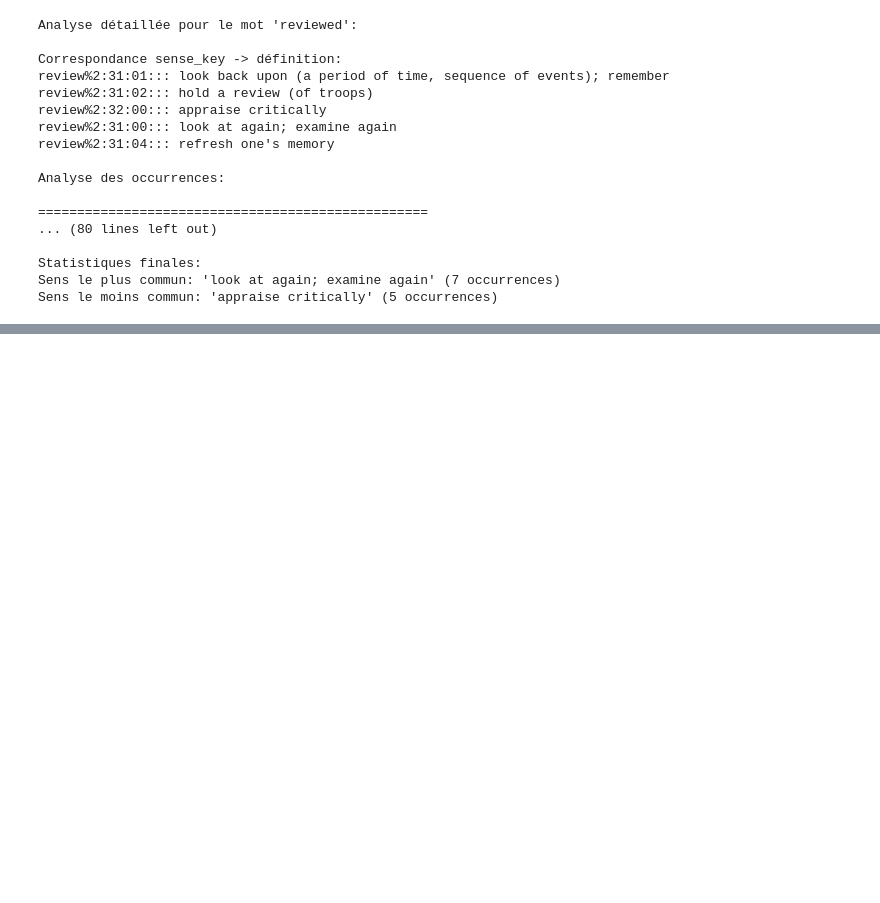
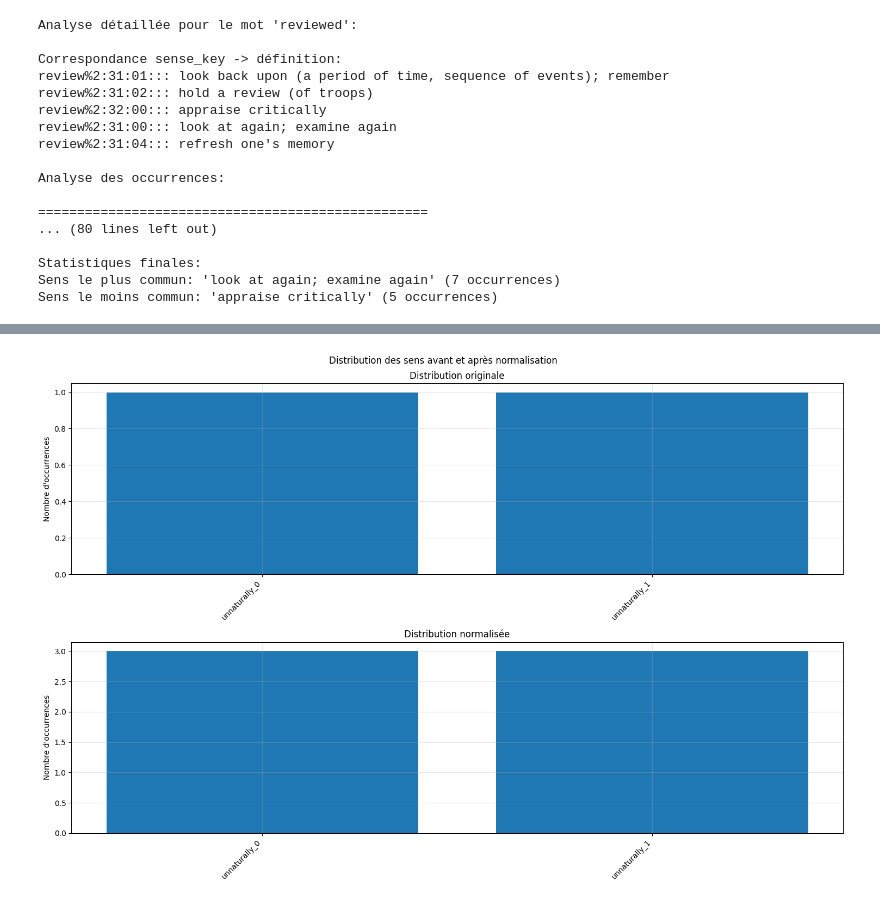
Before and after one commit to SoroFereLaha/Word-Sense-Disambiguation, a Jupyter notebook: code/equlilibre_data.ipynb, the cells around one changed output, grey strips where cells are left out. Saved outputs shown, nothing was run; the diff lists cells and outputs as text; code cells hidden in the pictures; blank space fills up the shorter version.

```diff
--- a/code/equlilibre_data.ipynb
+++ b/code/equlilibre_data.ipynb
@@ -418,5 +455,4 @@ Sens le moins commun: 'appraise critically' (5 occurrences)
 results = find_specific_occurrences(df, 34)
 for word, senses in results.items():
     print(f"\nMot '{word}' a des sens avec {34} occurrences:")
-    analyze_word_senses(df, word)
 # %% [output]
@@ -439,0 +574,3 @@ Sens le moins commun: 3 ('enter or assume a certain state or condition') avec 22
+# %%
+# Créer le dataset normalisé
+normalized_df = normalize_sense_distribution(df, max_occurrences=3)
@@ -439,0 +687,5 @@ Sens le moins commun: 3 ('enter or assume a certain state or condition') avec 22
+# %%
+# Pour un mot spécifique
+analyze_balance_results_graph(df, normalized_df, target_word="unnaturally")
+# %% [output]
+[figure, added]
```
Also changed, not shown: parts of 13 cells of this notebook.
